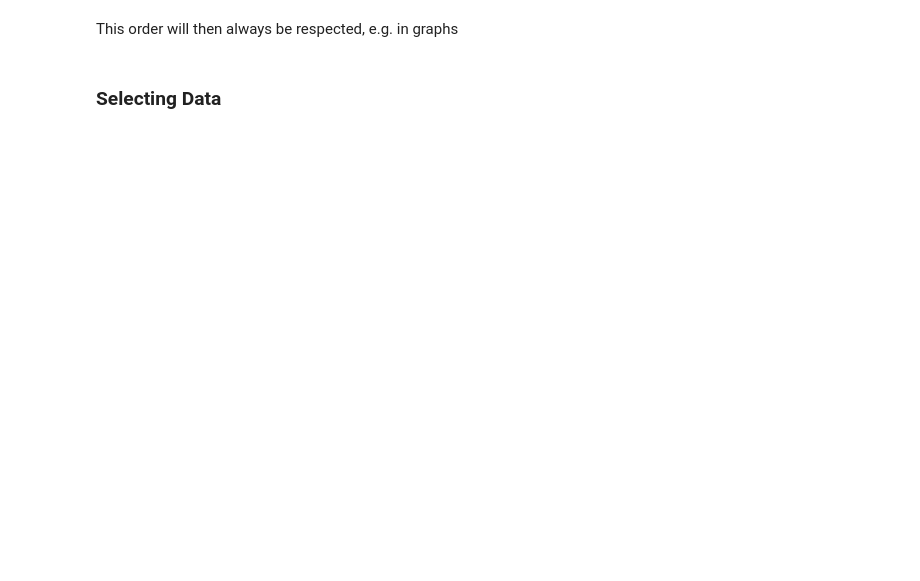
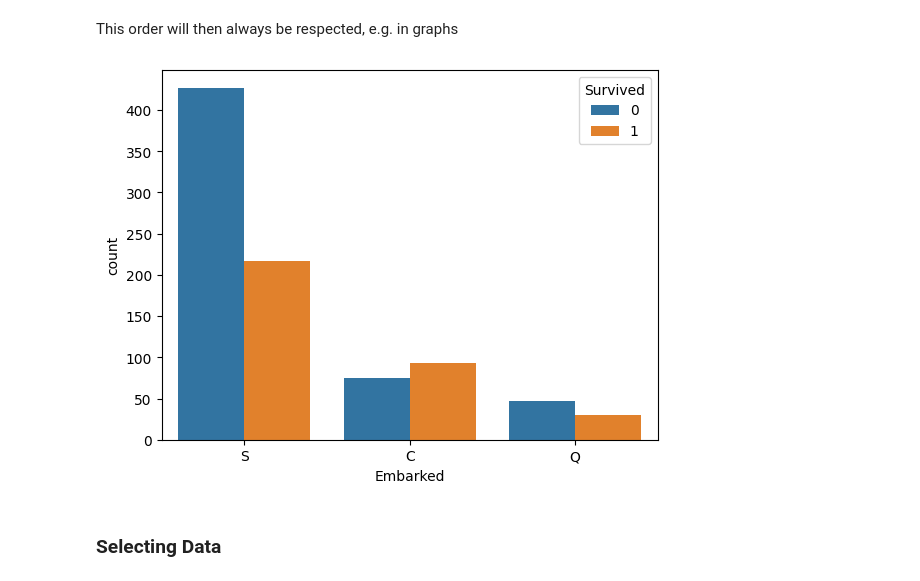
Before and after one commit to RobbeHuylebebroeck/dsai-labs, a Jupyter notebook: 1-samples/1.01-samples.ipynb, the cells around one changed output. Drawn from its saved outputs; the diff is of its cells as text; code cells hidden in the pictures; blank space fills up the shorter version.

```diff
--- a/1-samples/1.01-samples.ipynb
+++ b/1-samples/1.01-samples.ipynb
@@ -438,7 +469,9 @@ titanic.Embarked.describe()
 # %% [markdown]
 This order will then always be respected, e.g. in graphs
 # %%
-sns.countplot(data=titanic, x='Embarked');
+sns.countplot(data=titanic, x='Embarked', hue='Survived');
+# %% [output]
+[figure, added]
 # %% [markdown]
 ### Selecting Data
 # %%
```
Also changed, not shown: parts of 15 cells of this notebook, 1 other file.
